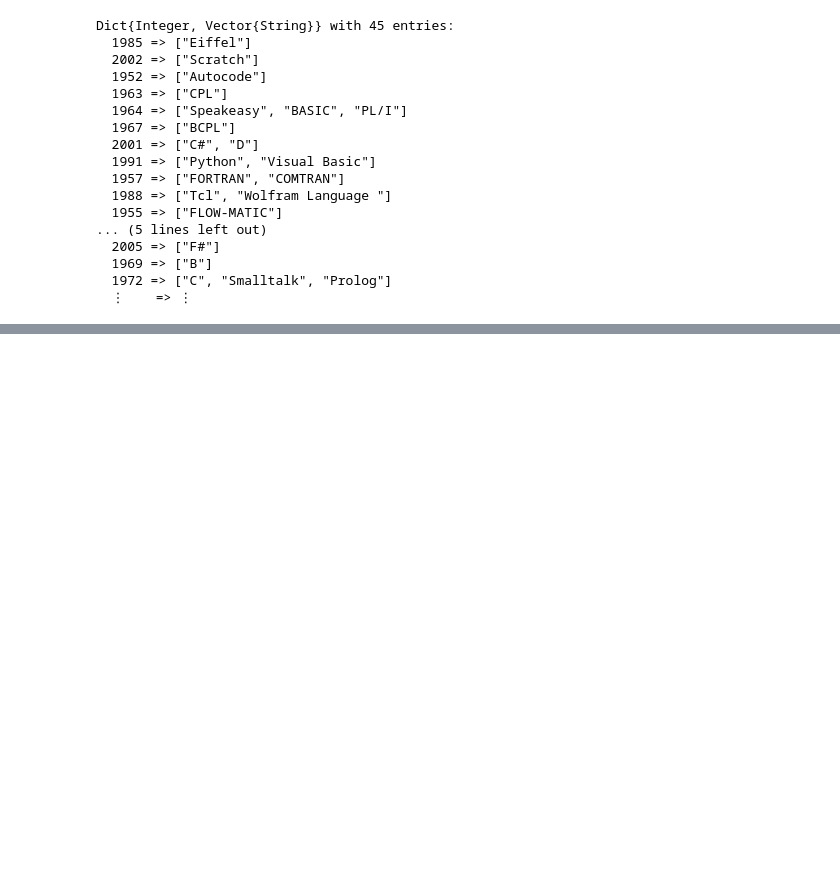
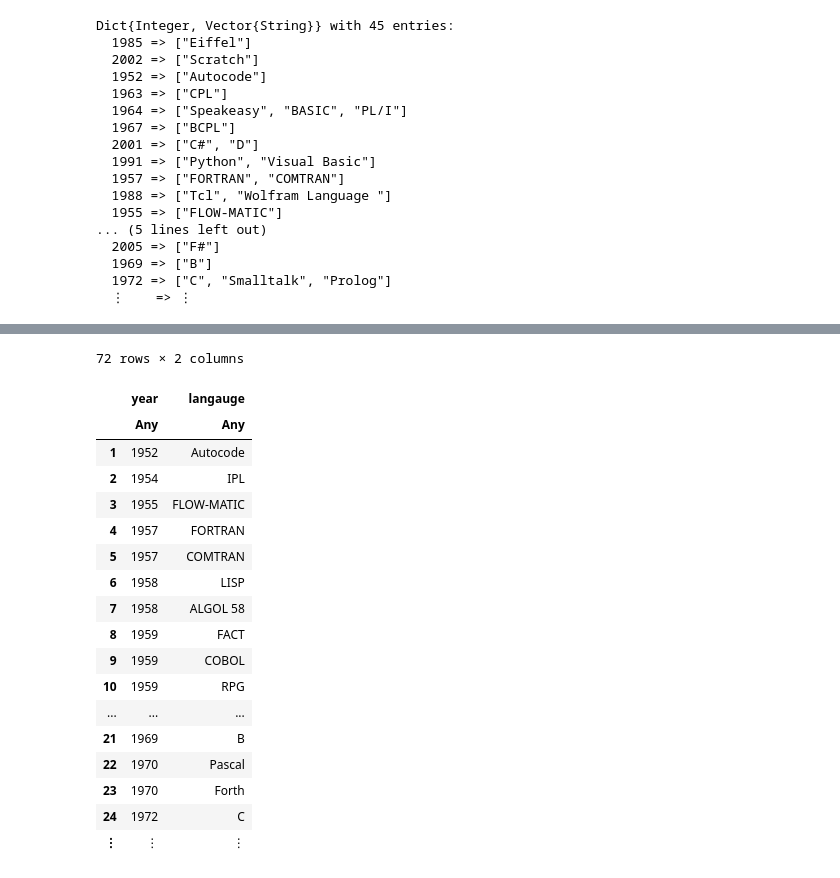
Before and after one commit to anthonyckleung/julia-intro, a Jupyter notebook: data-science/01-data.ipynb, the cells around one changed output, grey strips where cells are left out. Saved outputs shown, nothing was run; the diff lists cells and outputs as text; code cells hidden in the pictures; blank space fills up the shorter version.

```diff
--- a/data-science/01-data.ipynb
+++ b/data-science/01-data.ipynb
@@ -514,0 +568,22 @@ end
+# %%
+dropmissing(P_df)
+# %% [output]
+72 rows × 2 columns
+|  | year | langauge |
+|  | Any | Any |
+| 1 | 1952 | Autocode |
+| 2 | 1954 | IPL |
+| 3 | 1955 | FLOW-MATIC |
+| 4 | 1957 | FORTRAN |
+| 5 | 1957 | COMTRAN |
+| 6 | 1958 | LISP |
+| 7 | 1958 | ALGOL 58 |
+| 8 | 1959 | FACT |
+| 9 | 1959 | COBOL |
+| 10 | 1959 | RPG |
+| ... | ... | ... |
+| 21 | 1969 | B |
+| 22 | 1970 | Pascal |
+| 23 | 1970 | Forth |
+| 24 | 1972 | C |
+| ⋮ | ⋮ | ⋮ |
```
Also changed, not shown: parts of 7 cells of this notebook.
